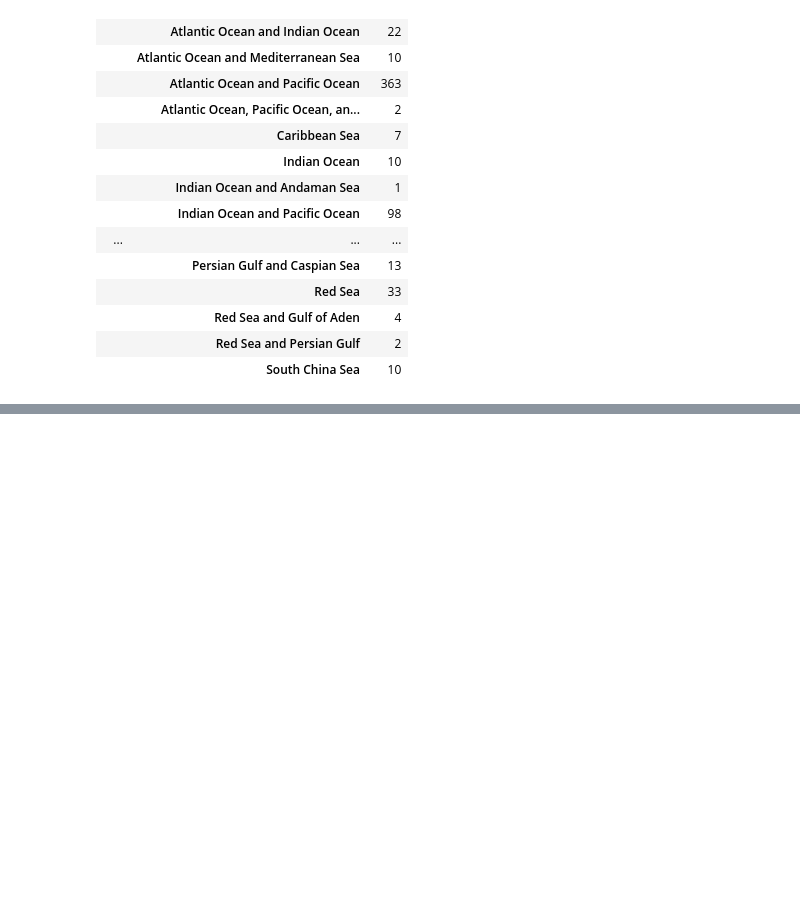
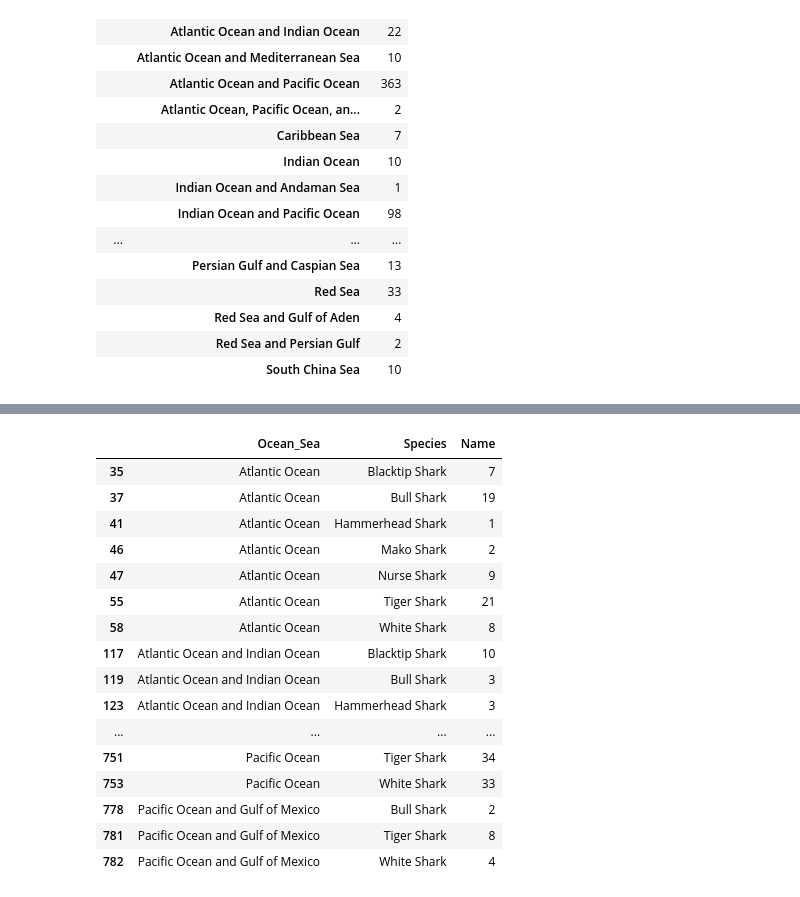
Before and after one commit to GemaVNZ/Quest2.-Sharks, a Jupyter notebook: notebooks/data_visualization.ipynb, the cells around one changed output, grey strips where cells are left out. Cells and saved outputs as stored; diff of their text form; code cells hidden in the pictures; blank space fills up the shorter version.

```diff
--- a/notebooks/data_visualization.ipynb
+++ b/notebooks/data_visualization.ipynb
@@ -138,0 +162,3 @@ fig.show()
+# %%
+# me quedo con los 10 que mas tienen
+total_ocean = ocean_num_attacks.sort_values(by = "Name", ascending= False).head(10)
@@ -138,0 +203,5 @@ fig.show()
+# %%
+list_ocean = total_ocean['Ocean_Sea'].tolist()
+# %%
+df_ocean_1 = df_ocean_sepecies[df_ocean_sepecies['Ocean_Sea'].isin(list_ocean)]
+df_ocean_1.sort_values(by="Name", ascending= False)
@@ -138,0 +251,23 @@ fig.show()
+# %%
+species_1 = ['Tiger Shark', 'White Shark', 'Bull Shark', 'Hammerhead Shark', 'Great White Shark',
+                 'Mako Shark', 'Blacktip Shark', 'Reef Shark', 'Nurse Shark', 'Whale Shark', 'Tiger Shark']
+# %%
+df_ocean_1[df_ocean_1['Species'].isin(species_1)]
+# %% [output]
+|  | Ocean_Sea | Species | Name |
+| 35 | Atlantic Ocean | Blacktip Shark | 7 |
+| 37 | Atlantic Ocean | Bull Shark | 19 |
+| 41 | Atlantic Ocean | Hammerhead Shark | 1 |
+| 46 | Atlantic Ocean | Mako Shark | 2 |
+| 47 | Atlantic Ocean | Nurse Shark | 9 |
+| 55 | Atlantic Ocean | Tiger Shark | 21 |
+| 58 | Atlantic Ocean | White Shark | 8 |
+| 117 | Atlantic Ocean and Indian Ocean | Blacktip Shark | 10 |
+| 119 | Atlantic Ocean and Indian Ocean | Bull Shark | 3 |
+| 123 | Atlantic Ocean and Indian Ocean | Hammerhead Shark | 3 |
+| ... | ... | ... | ... |
+| 751 | Pacific Ocean | Tiger Shark | 34 |
+| 753 | Pacific Ocean | White Shark | 33 |
+| 778 | Pacific Ocean and Gulf of Mexico | Bull Shark | 2 |
+| 781 | Pacific Ocean and Gulf of Mexico | Tiger Shark | 8 |
+| 782 | Pacific Ocean and Gulf of Mexico | White Shark | 4 |
```
Also changed, not shown: parts of 14 cells of this notebook, 1 other file.
